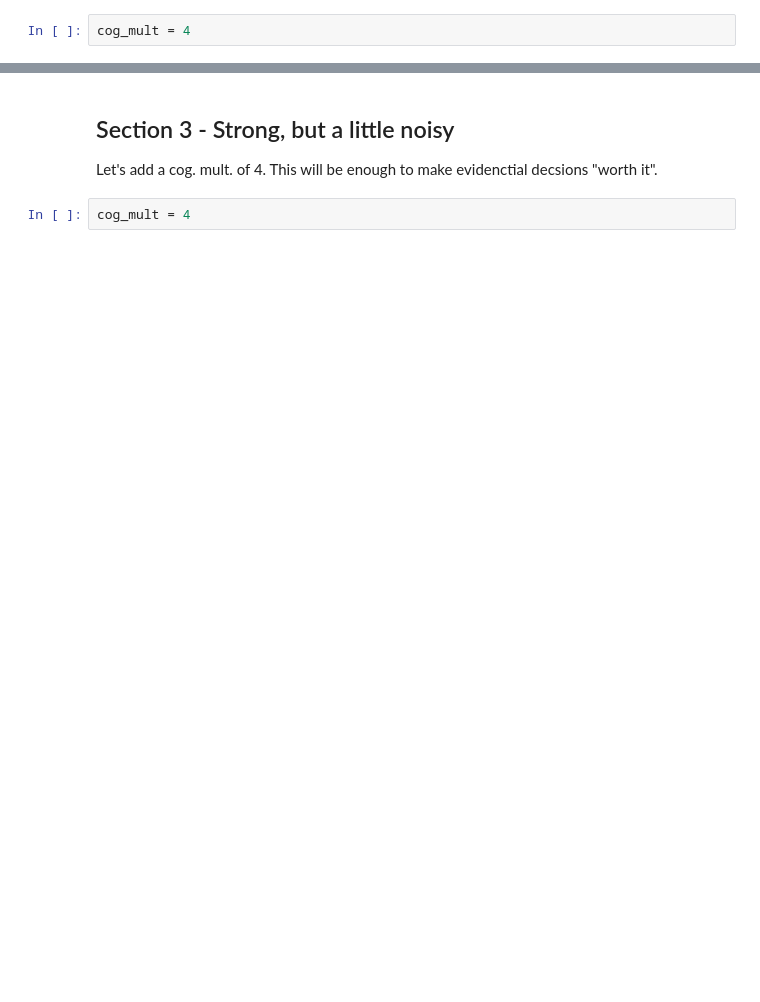
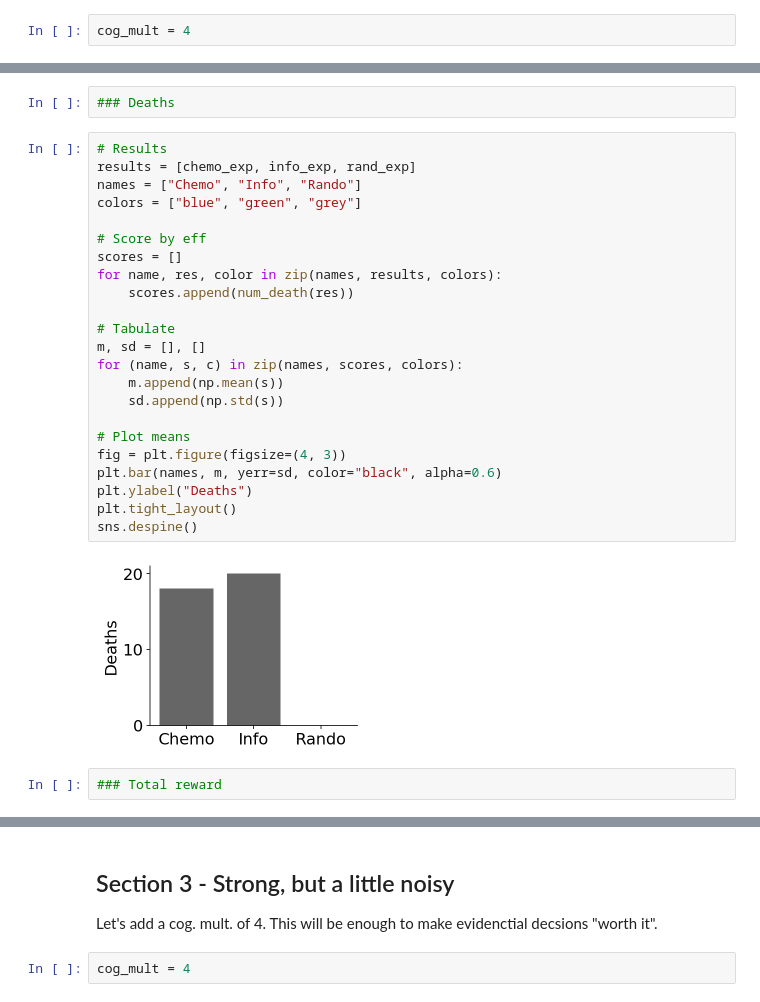
Before and after one commit to parenthetical-e/explorations-book, a Jupyter notebook: book/oh-info.ipynb, the cells around one changed output, grey strips where cells are left out. Drawn from its saved outputs; the diff is of its cells as text; blank space fills up the shorter version.

Commit message:
oh info - sec 2 parameters set

```diff
--- a/book/oh-info.ipynb
+++ b/book/oh-info.ipynb
@@ -504,0 +602,29 @@ cog_mult = 4
+# %%
+### Deaths
+# %%
+# Results
+results = [chemo_exp, info_exp, rand_exp]
+names = ["Chemo", "Info", "Rando"]
+colors = ["blue", "green", "grey"]
+
+# Score by eff
+scores = []
+for name, res, color in zip(names, results, colors):
+    scores.append(num_death(res))
+
+# Tabulate
+m, sd = [], []
+for (name, s, c) in zip(names, scores, colors):
+    m.append(np.mean(s))
+    sd.append(np.std(s))
+
+# Plot means
+fig = plt.figure(figsize=(4, 3))
+plt.bar(names, m, yerr=sd, color="black", alpha=0.6)
+plt.ylabel("Deaths")
+plt.tight_layout()
+sns.despine()
+# %% [output]
+[figure, added]
+# %%
+### Total reward
```
Also changed, not shown: parts of 16 cells of this notebook.
